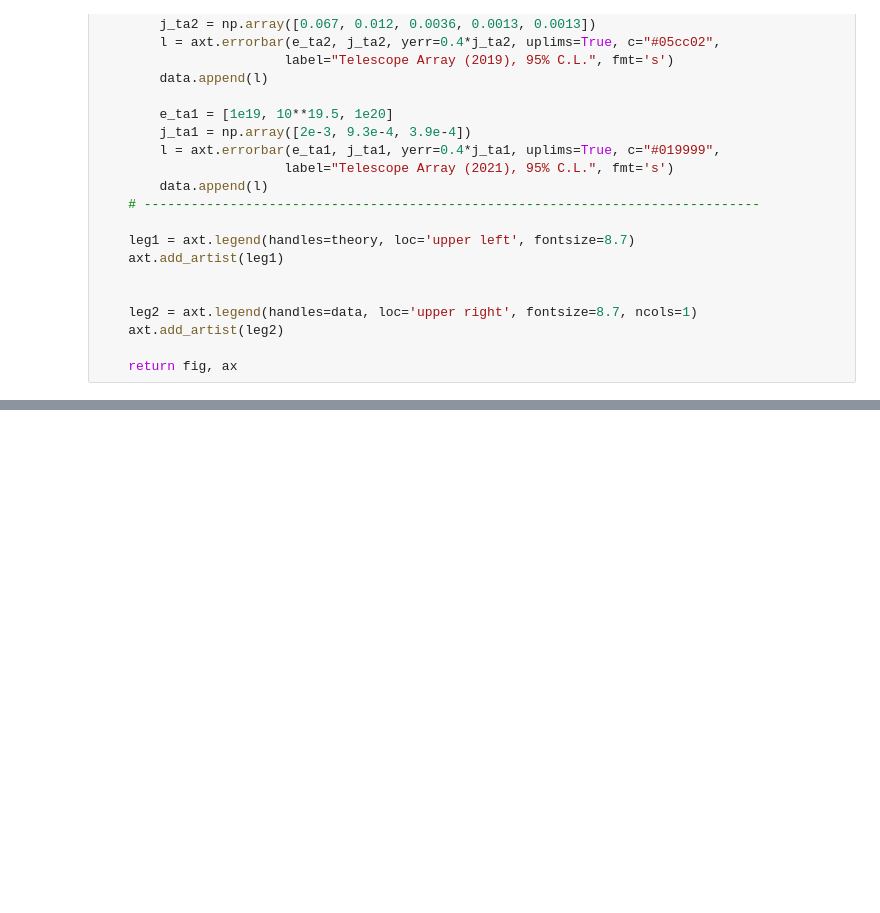
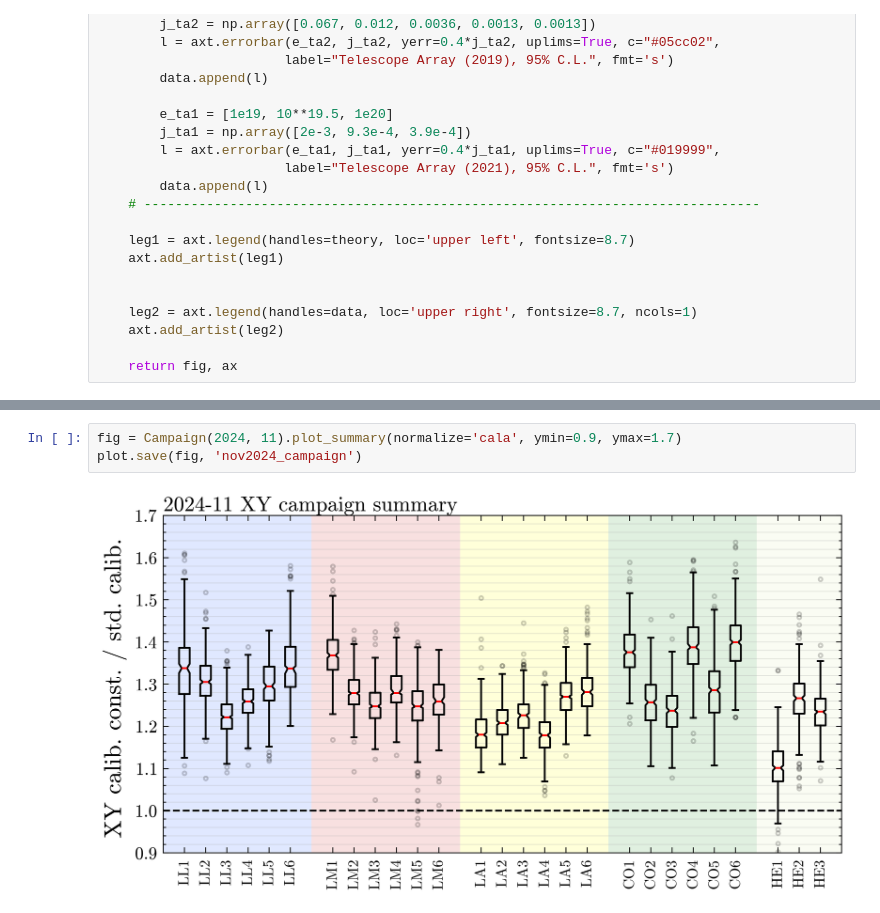
Before and after one commit to Quizznor/thesis-binaries, a Jupyter notebook: test_utils.ipynb, the cells around one changed output, grey strips where cells are left out. Drawn from its saved outputs; the diff is of its cells as text; blank space fills up the shorter version.

```diff
--- a/test_utils.ipynb
+++ b/test_utils.ipynb
@@ -789,0 +682,5 @@ hallo
+# %%
+fig = Campaign(2024, 11).plot_summary(normalize='cala', ymin=0.9, ymax=1.7)
+plot.save(fig, 'nov2024_campaign')
+# %% [output]
+[figure, added]
```
Also changed, not shown: parts of 10 cells of this notebook, 4 other files.
